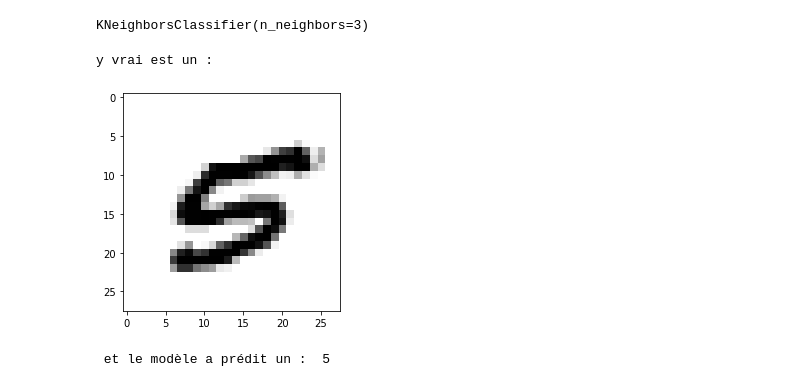
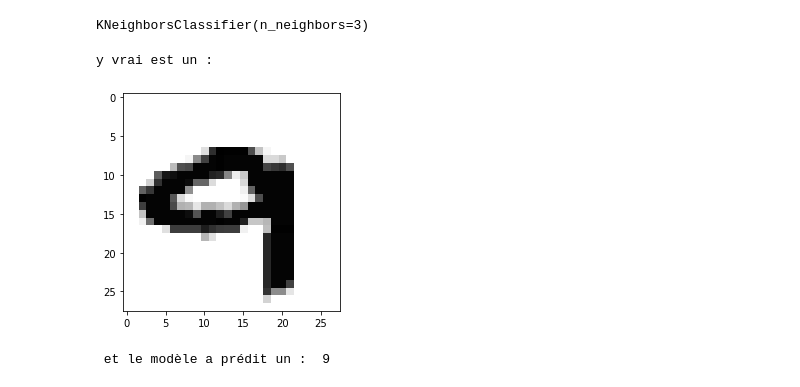
Before and after one commit to jmbernabotto/INSA2021, a Jupyter notebook: knn sur mnist.ipynb, the cells around one changed output. Saved outputs shown, nothing was run; the diff lists cells and outputs as text; code cells hidden in the pictures.

```diff
--- a/knn sur mnist.ipynb
+++ b/knn sur mnist.ipynb
@@ -71,13 +84,13 @@ ypred=model.predict(xtest)
 # %%
 apredire=502
 print("y vrai est un : ")
-plt.imshow(xtest[apredire].reshape((28,28)),cmap=plt.cm.gray_r,interpolation="nearest")
+plt.imshow(xtest.iloc[apredire].values.reshape((28,28)),cmap=plt.cm.gray_r,interpolation="nearest")
 plt.show()
 print(" et le modèle a prédit un : ",ypred[apredire])
 # %% [output]
 y vrai est un :
-[figure, old version]
+[figure, new version]
- et le modèle a prédit un :  5
+ et le modèle a prédit un :  9
 # %%
 model.score(xtest,ytest)
 # %% [output]
```
Also changed, not shown: parts of 11 cells of this notebook.
